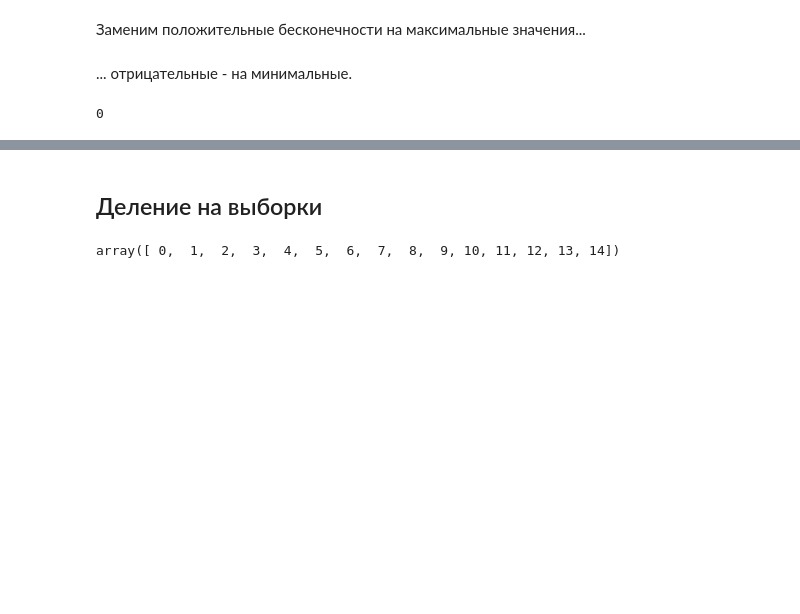
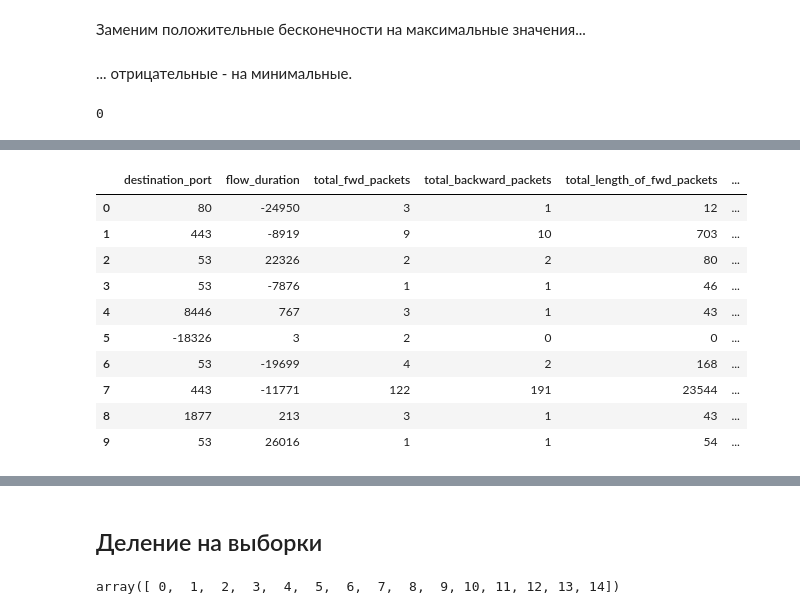
Before and after one commit to dimakhokhlov/Pet-Projects, a Jupyter notebook: Информационная безопасность/Информационная безопасность.ipynb, the cells around one changed output, grey strips where cells are left out. Drawn from its saved outputs; the diff is of its cells as text; code cells hidden in the pictures; blank space fills up the shorter version.

```diff
--- a/Информационная безопасность/Информационная безопасность.ipynb
+++ b/Информационная безопасность/Информационная безопасность.ipynb
@@ -180,0 +291,14 @@ df.describe().T
+# %%
+df.head(10)
+# %% [output]
+|  | destination_port | flow_duration | total_fwd_packets | total_backward_packets | total_length_of_fwd_packets | ... |
+| 0 | 80 | -24950 | 3 | 1 | 12 | ... |
+| 1 | 443 | -8919 | 9 | 10 | 703 | ... |
+| 2 | 53 | 22326 | 2 | 2 | 80 | ... |
+| 3 | 53 | -7876 | 1 | 1 | 46 | ... |
+| 4 | 8446 | 767 | 3 | 1 | 43 | ... |
+| 5 | -18326 | 3 | 2 | 0 | 0 | ... |
+| 6 | 53 | -19699 | 4 | 2 | 168 | ... |
+| 7 | 443 | -11771 | 122 | 191 | 23544 | ... |
+| 8 | 1877 | 213 | 3 | 1 | 43 | ... |
+| 9 | 53 | 26016 | 1 | 1 | 54 | ... |
```
Also changed, not shown: parts of 12 cells of this notebook, 1 other file.
